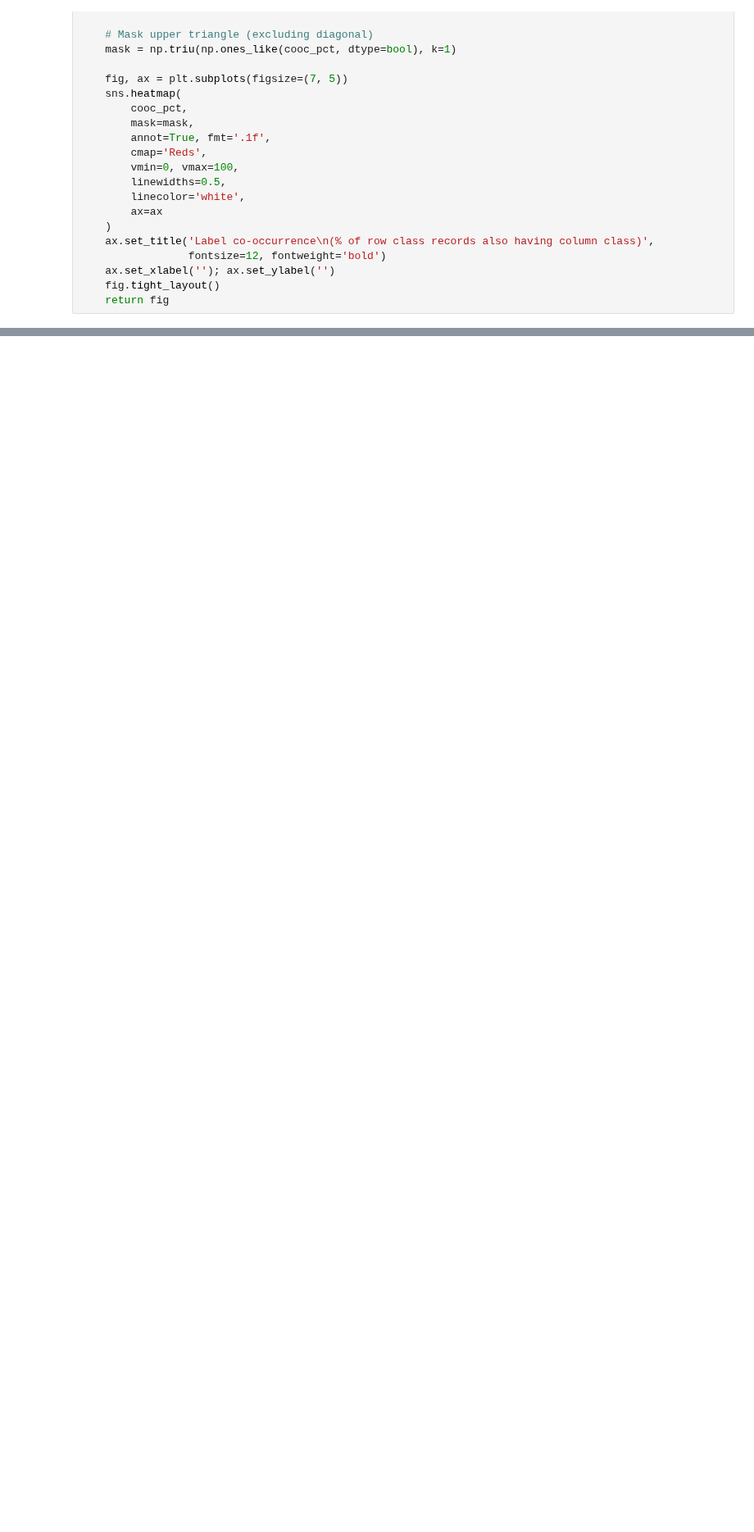
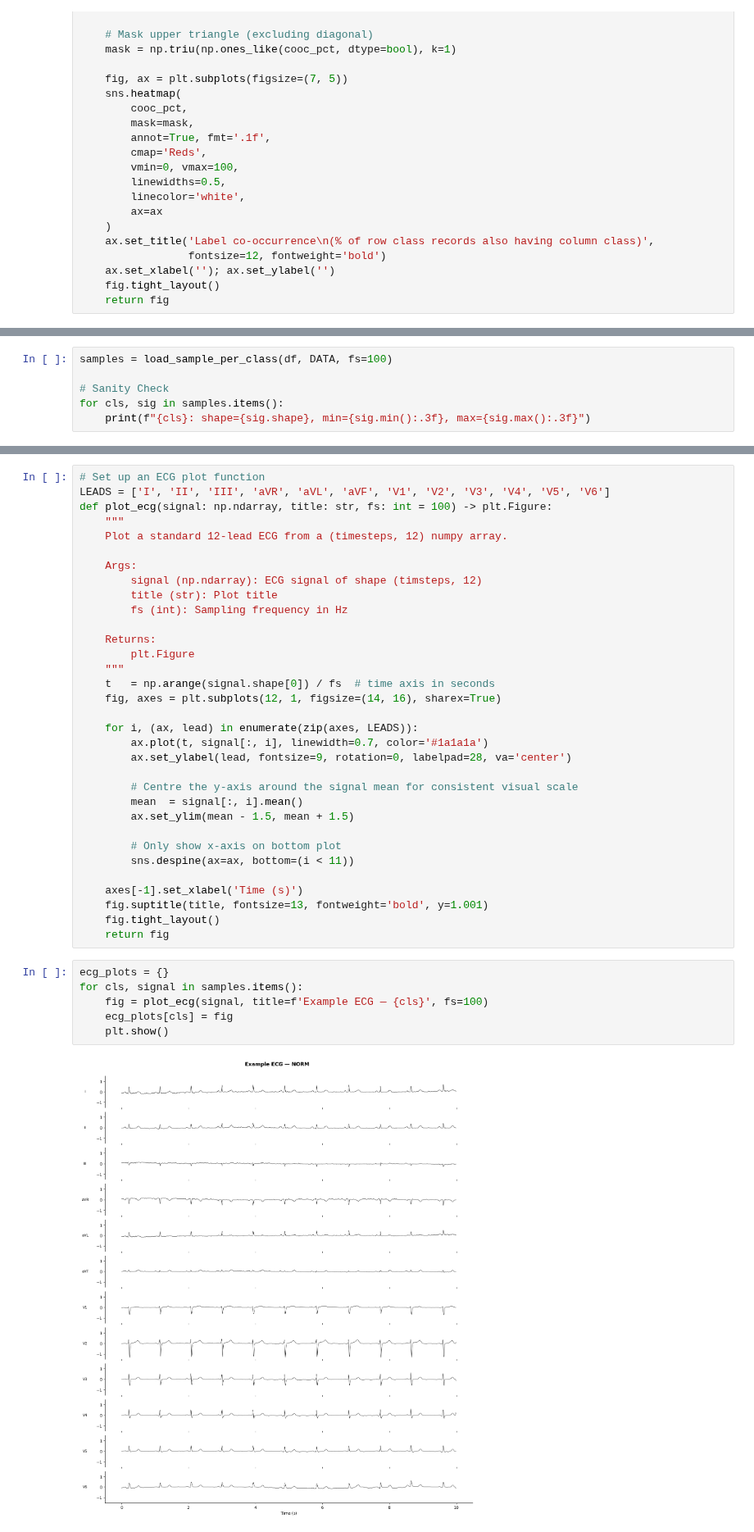
Before and after one commit to cristopher-d-delgado/ecg-ai-statistical-evaluation, a Jupyter notebook: notebooks/eda.ipynb, the cells around one changed output, grey strips where cells are left out. Shown at 82% size. Cells and saved outputs as stored; diff of their text form; blank space fills up the shorter version.

```diff
--- a/notebooks/eda.ipynb
+++ b/notebooks/eda.ipynb
@@ -924,0 +996,6 @@ fig = plot_cooccurrence(cooc_matrix)
+# %%
+samples = load_sample_per_class(df, DATA, fs=100)
+
+# Sanity Check
+for cls, sig in samples.items():
+    print(f"{cls}: shape={sig.shape}, min={sig.min():.3f}, max={sig.max():.3f}")
@@ -924,0 +1008,41 @@ fig = plot_cooccurrence(cooc_matrix)
+# %%
+# Set up an ECG plot function
+LEADS = ['I', 'II', 'III', 'aVR', 'aVL', 'aVF', 'V1', 'V2', 'V3', 'V4', 'V5', 'V6']
+def plot_ecg(signal: np.ndarray, title: str, fs: int = 100) -> plt.Figure:
+    """
+    Plot a standard 12-lead ECG from a (timesteps, 12) numpy array.
+
+    Args:
+        signal (np.ndarray): ECG signal of shape (timsteps, 12)
+        title (str): Plot title
+        fs (int): Sampling frequency in Hz
+
+    Returns:
+        plt.Figure
+    """
+    t   = np.arange(signal.shape[0]) / fs  # time axis in seconds
+    fig, axes = plt.subplots(12, 1, figsize=(14, 16), sharex=True)
+
+    for i, (ax, lead) in enumerate(zip(axes, LEADS)):
+        ax.plot(t, signal[:, i], linewidth=0.7, color='#1a1a1a')
+        ax.set_ylabel(lead, fontsize=9, rotation=0, labelpad=28, va='center')
+
+        # Centre the y-axis around the signal mean for consistent visual scale
+        mean  = signal[:, i].mean()
+        ax.set_ylim(mean - 1.5, mean + 1.5)
+
+        # Only show x-axis on bottom plot
+        sns.despine(ax=ax, bottom=(i < 11))
+
+    axes[-1].set_xlabel('Time (s)')
+    fig.suptitle(title, fontsize=13, fontweight='bold', y=1.001)
+    fig.tight_layout()
+    return fig
+# %%
+ecg_plots = {}
+for cls, signal in samples.items():
+    fig = plot_ecg(signal, title=f'Example ECG — {cls}', fs=100)
+    ecg_plots[cls] = fig
+    plt.show()
+# %% [output]
+[figure, added]
```
Also changed, not shown: parts of 9 cells of this notebook.
